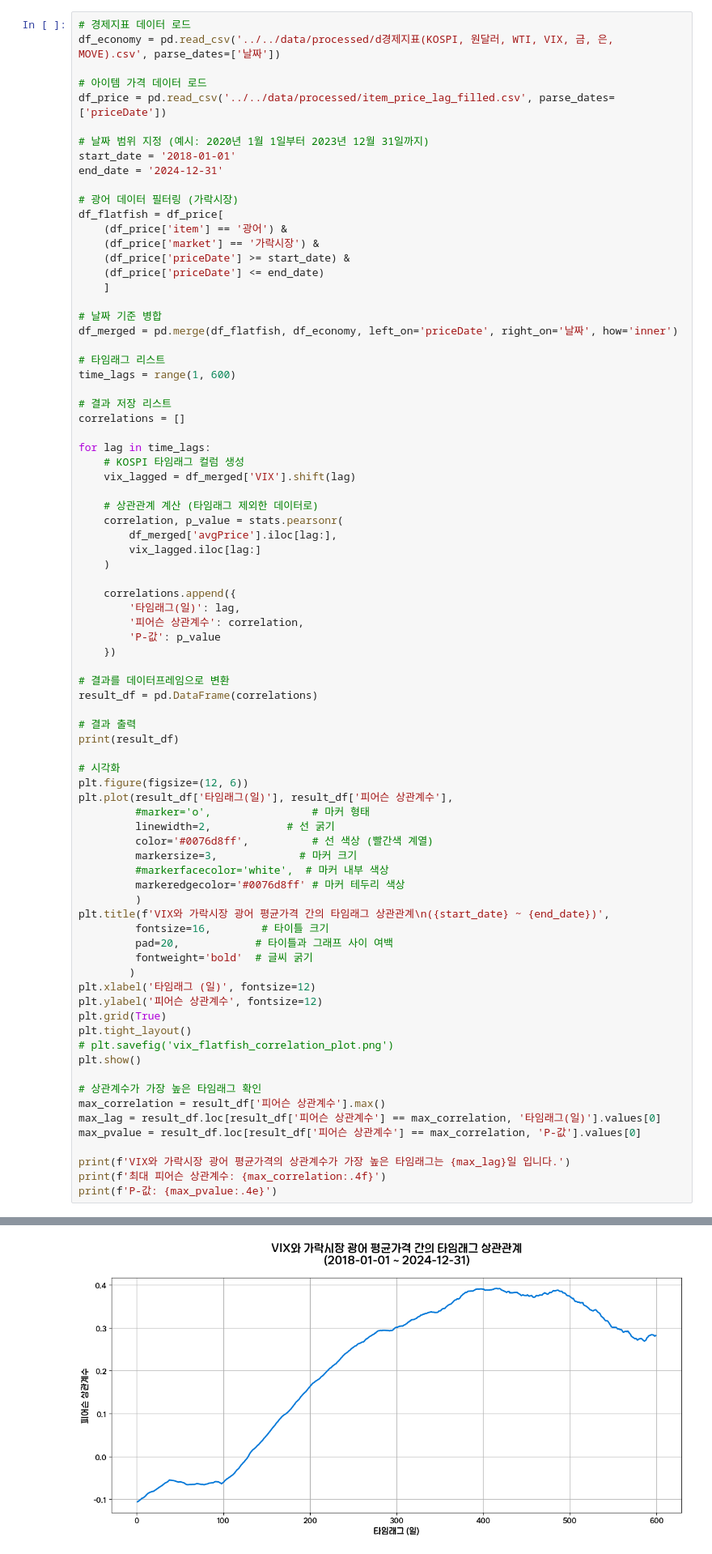
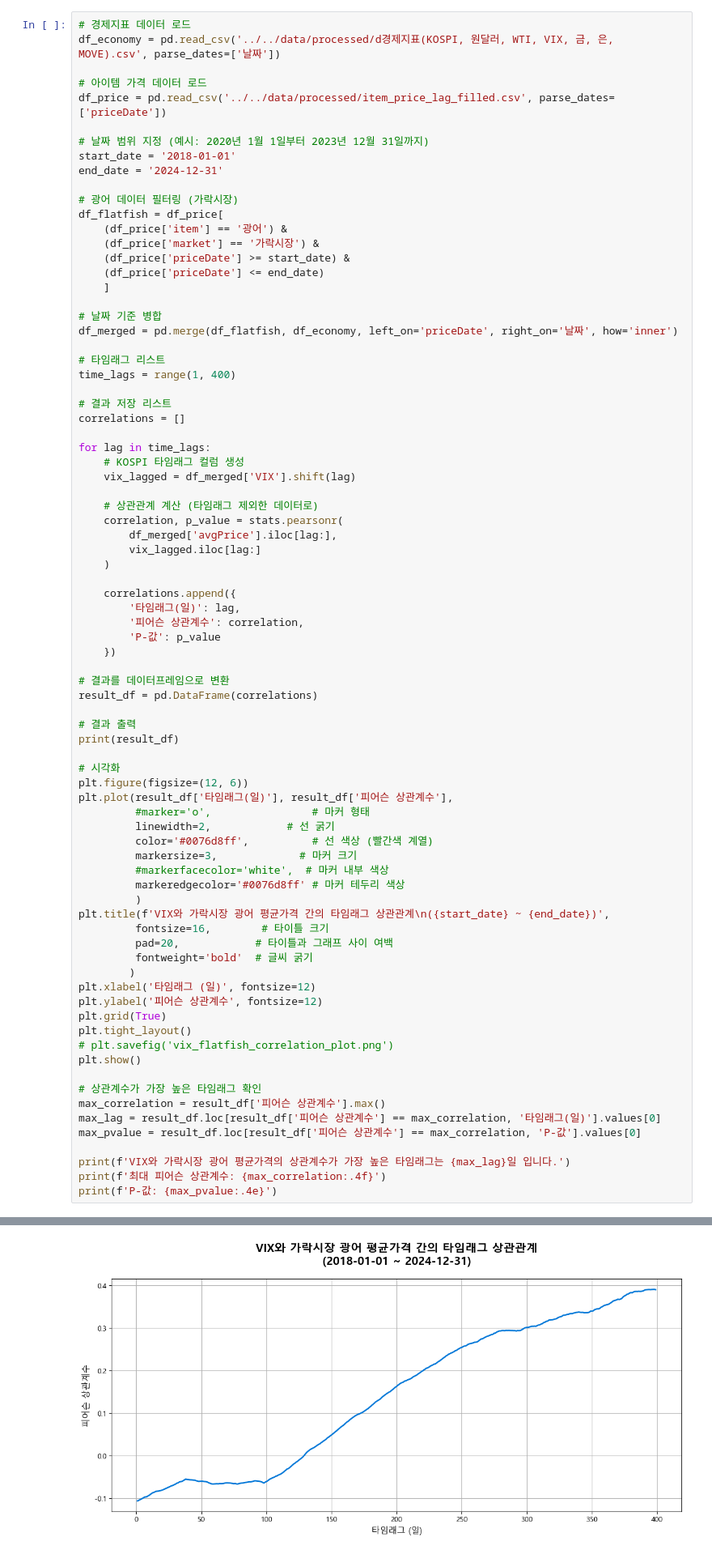
Before and after one commit to vhf1030/Pisces, a Jupyter notebook: notebooks/타임래그_분석/변수별_타임래그_광어.ipynb, the cells around one changed output, grey strips where cells are left out. Shown at 81% size. Saved outputs shown, nothing was run; the diff lists cells and outputs as text.

```diff
--- a/notebooks/타임래그_분석/변수별_타임래그_광어.ipynb
+++ b/notebooks/타임래그_분석/변수별_타임래그_광어.ipynb
@@ -252,7 +252,7 @@ df_flatfish = df_price[
 df_merged = pd.merge(df_flatfish, df_economy, left_on='priceDate', right_on='날짜', how='inner')
 
 # 타임래그 리스트
-time_lags = range(1, 600)
+time_lags = range(1, 400)
 
 # 결과 저장 리스트
 correlations = []
@@ -327 +327 @@ print(f'P-값: {max_pvalue:.4e}')
-[figure, old version]
+[figure, new version]
```
Also changed, not shown: parts of 3 cells of this notebook, 3 other files.
